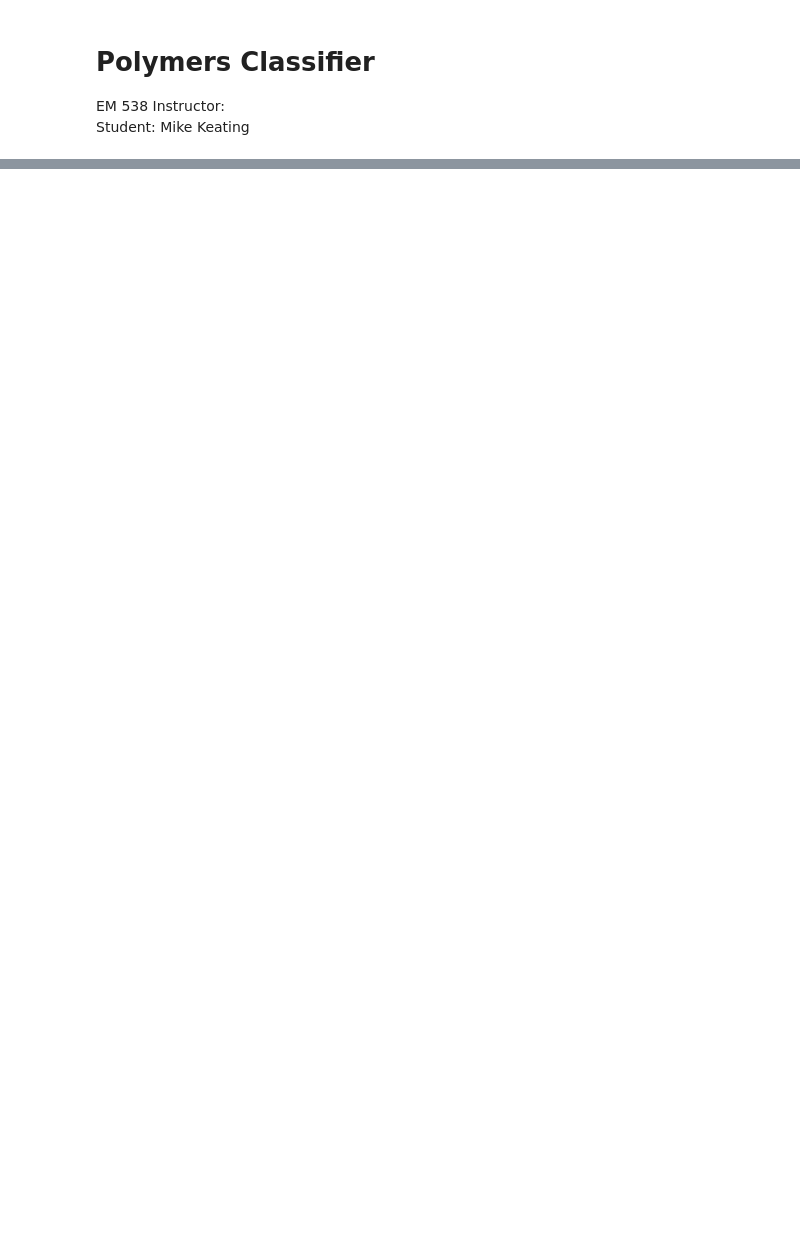
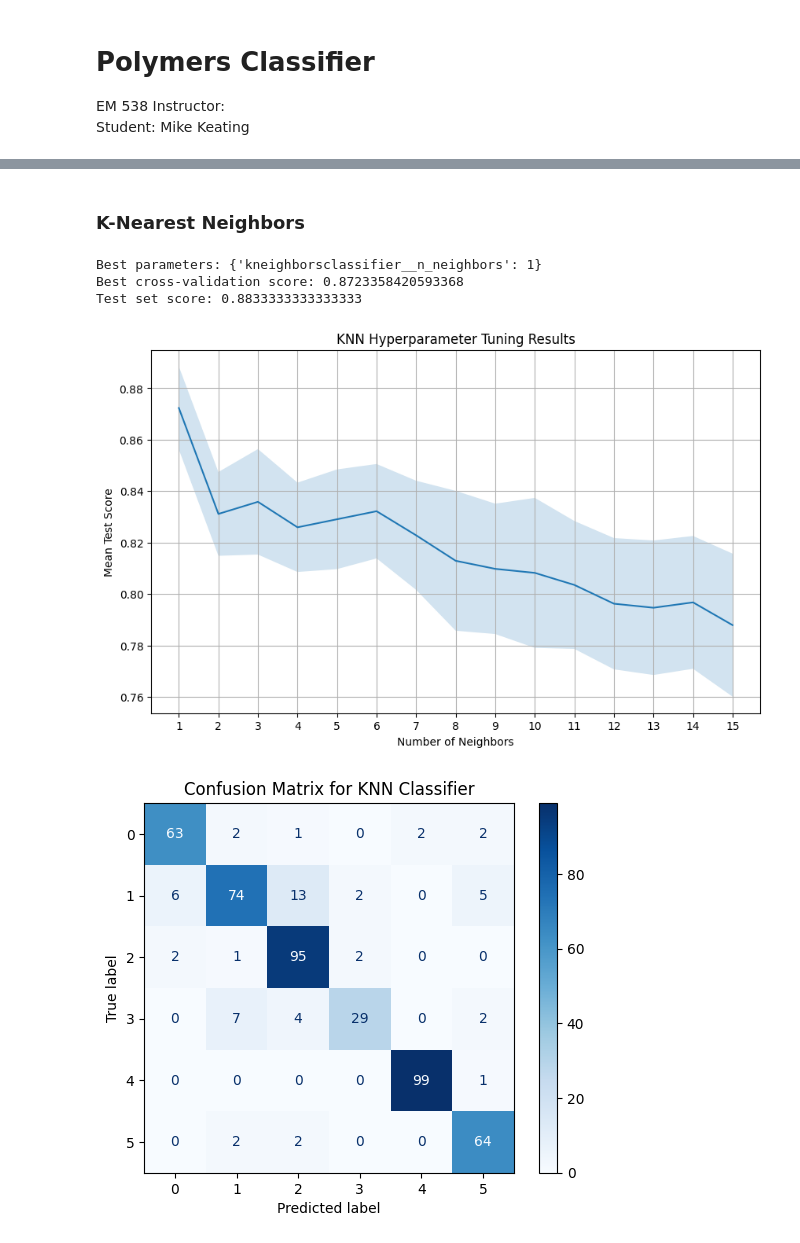
Before and after one commit to mike-keating-iv/ml-polymer-classification, a Jupyter notebook: polymers_classifier.ipynb, the cells around one changed output, grey strips where cells are left out. Saved outputs shown, nothing was run; the diff lists cells and outputs as text; code cells hidden in the pictures; blank space fills up the shorter version.

```diff
--- a/polymers_classifier.ipynb
+++ b/polymers_classifier.ipynb
@@ -394,0 +339,47 @@ df.groupby("Polymer Group").mean(numeric_only=True).round(2)
+# %% [markdown]
+### K-Nearest Neighbors
+# %%
+
+from sklearn.model_selection import GridSearchCV
+from sklearn.neighbors import KNeighborsClassifier
+
+
+param_range = range(1,16)
+pipe_knn = make_pipeline(StandardScaler(), KNeighborsClassifier())
+param_grid = [{"kneighborsclassifier__n_neighbors": param_range}]
+
+gs = GridSearchCV(estimator=pipe_knn, param_grid=param_grid, scoring="accuracy", cv=10, n_jobs=-1)
+gs = gs.fit(X_train, y_train)
+
+print("Best parameters:", gs.best_params_)
+print("Best cross-validation score:", gs.best_score_)
+print("Test set score:", gs.score(X_test, y_test))
+
+# Visualize the results with seaborn
+results = pd.DataFrame(gs.cv_results_)
+plt.figure(figsize=(10, 6))
+sns.lineplot(x="param_kneighborsclassifier__n_neighbors", y="mean_test_score", data=results)
+plt.fill_between(results["param_kneighborsclassifier__n_neighbors"],
+                 results["mean_test_score"] - results["std_test_score"],
+                 results["mean_test_score"] + results["std_test_score"], alpha=0.2)
+plt.title("KNN Hyperparameter Tuning Results")
+plt.xlabel("Number of Neighbors")
+plt.ylabel("Mean Test Score")
+plt.xticks(param_range)
+plt.grid()
+plt.show()
+
+# Plot Confusion Matrix
+from sklearn.metrics import confusion_matrix, ConfusionMatrixDisplay
+y_pred = gs.predict(X_test)
+cm = confusion_matrix(y_test, y_pred, labels=gs.classes_)
+disp = ConfusionMatrixDisplay(confusion_matrix=cm, display_labels=gs.classes_)
+disp.plot(cmap=plt.cm.Blues)
+plt.title("Confusion Matrix for KNN Classifier")
+plt.show()
+# %% [output]
+Best parameters: {'kneighborsclassifier__n_neighbors': 1}
+Best cross-validation score: 0.8723358420593368
+Test set score: 0.8833333333333333
+[figure, added]
+[figure, added]
```
Also changed, not shown: parts of 33 cells of this notebook.
